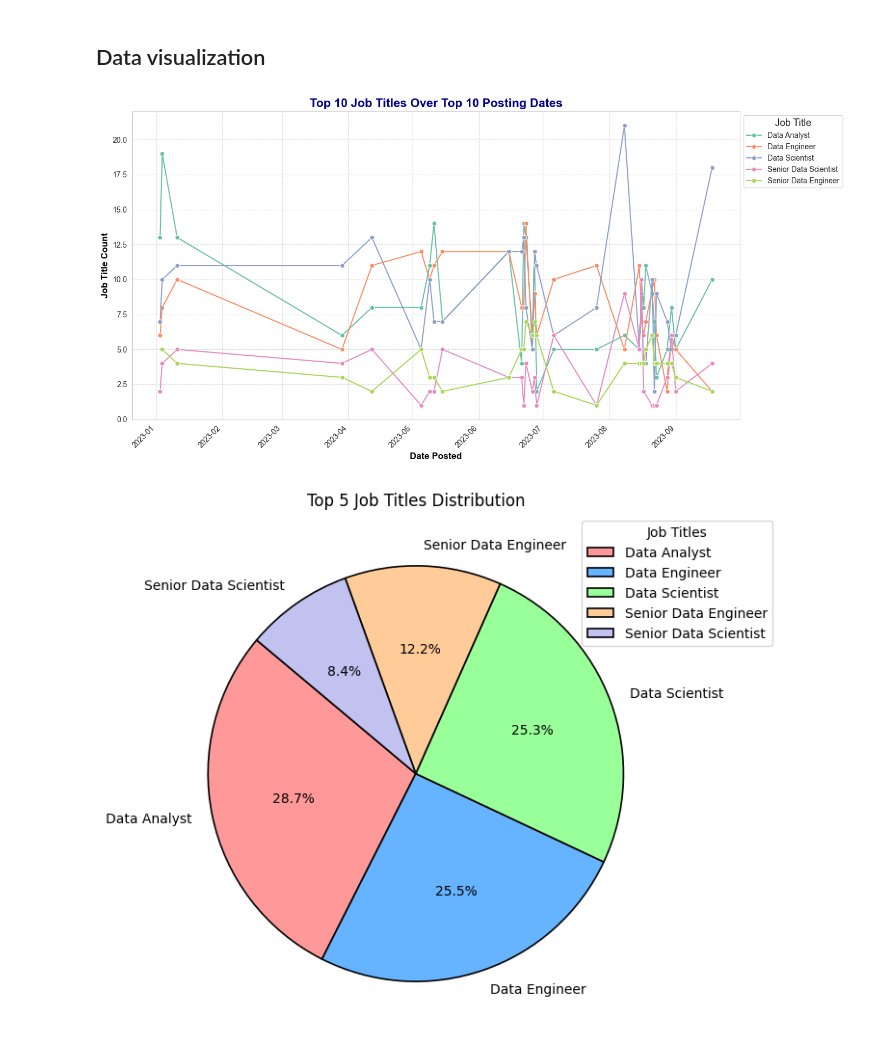
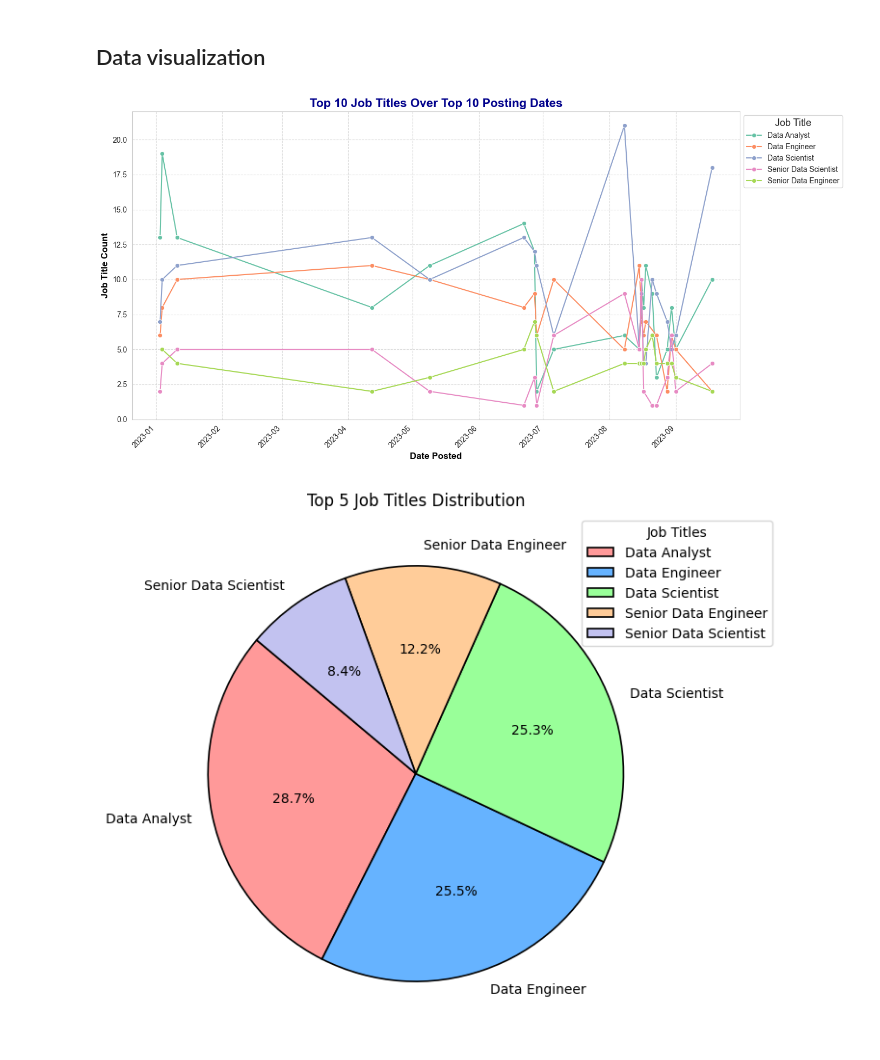
Before and after one commit to Malinda1/data-job-analysis, a Jupyter notebook: data_job_analysis.ipynb, the cells around one changed output. Saved outputs shown, nothing was run; the diff lists cells and outputs as text; code cells hidden in the pictures.

```diff
--- a/data_job_analysis.ipynb
+++ b/data_job_analysis.ipynb
@@ -396,37 +396,37 @@ job_counts = data_cleaned_copy2.groupby(['job_posted_date', 'job_title']).size()
 
 # Filter to the top 10 most frequent job titles and top 10 most recent posting dates
 top_job_titles = job_counts['job_title'].value_counts().nlargest(5).index
-top_posting_dates = job_counts['job_posted_date'].value_counts().nlargest(30).index
+top_posting_dates = job_counts['job_posted_date'].value_counts().nlargest(20).index
 
 # Filter job_counts to include only the top job titles and dates
 job_counts = job_counts[job_counts['job_title'].isin(top_job_titles) & job_counts['job_posted_date'].isin(top_posting_dates)]
 
 # Plotting the line chart
 plt.figure(figsize=(14, 7))  # Adjusted figure size
 
 # Create a line plot with markers for each data point
 sns.lineplot(data=job_counts, x='job_posted_date', y='count', hue='job_title', marker='o', palette='Set2')
 
 # Customize the plot for a professional look
 plt.title('Top 10 Job Titles Over Top 10 Posting Dates', fontsize=16, fontweight='bold', color='darkblue')
 plt.xlabel('Date Posted', fontsize=12, fontweight='bold', color='black')
 plt.ylabel('Job Title Count', fontsize=12, fontweight='bold', color='black')
 plt.xticks(rotation=45, ha='right', fontsize=10)
 plt.yticks(fontsize=10)
 plt.grid(True, linestyle='--', alpha=0.7)
 
 # Legend formatting
 plt.legend(title='Job Title', title_fontsize='13', loc='upper left', bbox_to_anchor=(1, 1))
 
 # Enhance the overall appearance
 sns.set_style('whitegrid')
 sns.set_palette('husl')
 
 # Show the plot
 plt.tight_layout()
 plt.show()
 # %% [output]
-[figure, old version]
+[figure, new version]
 # %%
 import pandas as pd
 import matplotlib.pyplot as plt
```
Also changed, not shown: parts of 1 cell of this notebook.
